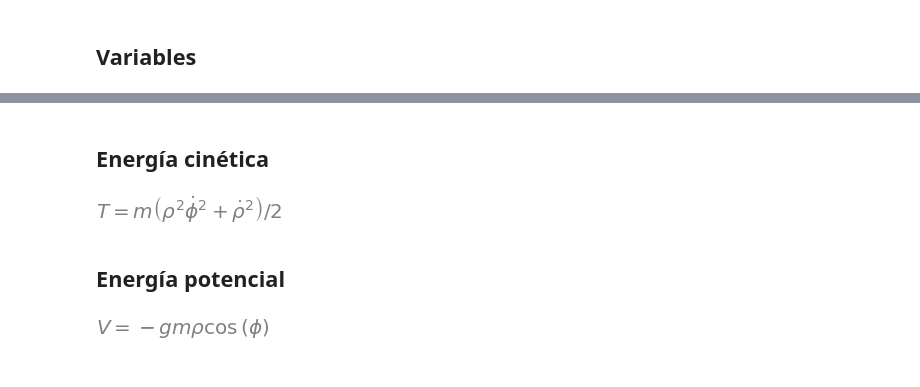
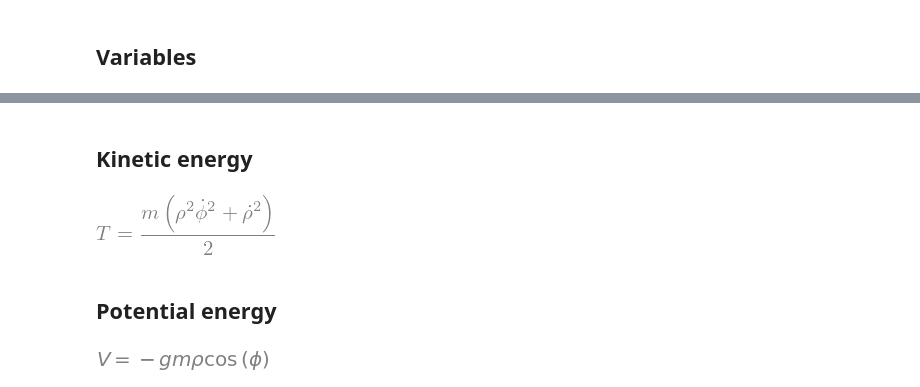
Before and after one commit to unlam/ComputationalAnalyticalMechanics, a Jupyter notebook: 06ForcesConstraint/constraintIdealPendulum.ipynb, the cells around one changed output, grey strips where cells are left out. Drawn from its saved outputs; the diff is of its cells as text; code cells hidden in the pictures.

```diff
--- a/06ForcesConstraint/constraintIdealPendulum.ipynb
+++ b/06ForcesConstraint/constraintIdealPendulum.ipynb
@@ -50,2 +47,0 @@ f1
-# %% [markdown]
-## Energía cinética
@@ -75,10 +48,34 @@ def energíaCinéticaPartícula(masa, posición, marcoDeReferencia):
+# %% [markdown]
+## Kinetic energy
+# %%
+def kineticEnergyParticle(mass, position, frameOfReference):
+    """
+    Given a mass and the position of a point particle in a frame of reference, it returns its kinetic energy.
+
+    Parameters
+    ----------
+    mass: (sympy.core.symbol.Symbol)
+        of one particle
+    position: (sympy.physics.vector.vector.Vector)
+        of the particle's center of mass
+    frameOfReference: (sympy.physics.vector.frame.ReferenceFrame)
+        in which the position is expressed
+
+    Returns
+    -------
+    Product of Sympy symbols (sympy.core.mul.Mul)
+        Kinetic Energy, T = (m/2) \dot{\vec{r}} \cdot\dot{\vec{r}}
+    """
+    velocity = position.dt(frameOfReference)
+    oneHalf = sm.Rational(1,2) # Rational: a quotient of integers
+    return oneHalf*mass*velocity.dot(velocity)
 # %%
-# Energía cinética del sistema
-m_T = energíaCinéticaPartícula(m, m_r, e)
+# Kinetic energy of the system
+m_T = kineticEnergyParticle(m, m_r, e)
 T = sm.Eq(sm.Symbol('T'), m_T ).simplify()
 T
 # %% [output]
-[figure, old version]
+[figure, new version]
-# %% [markdown]
-## Energía potencial
+# %% [markdown]
+## Potential energy
 # %%
```
Also changed, not shown: parts of 14 cells of this notebook, 5 other files.
